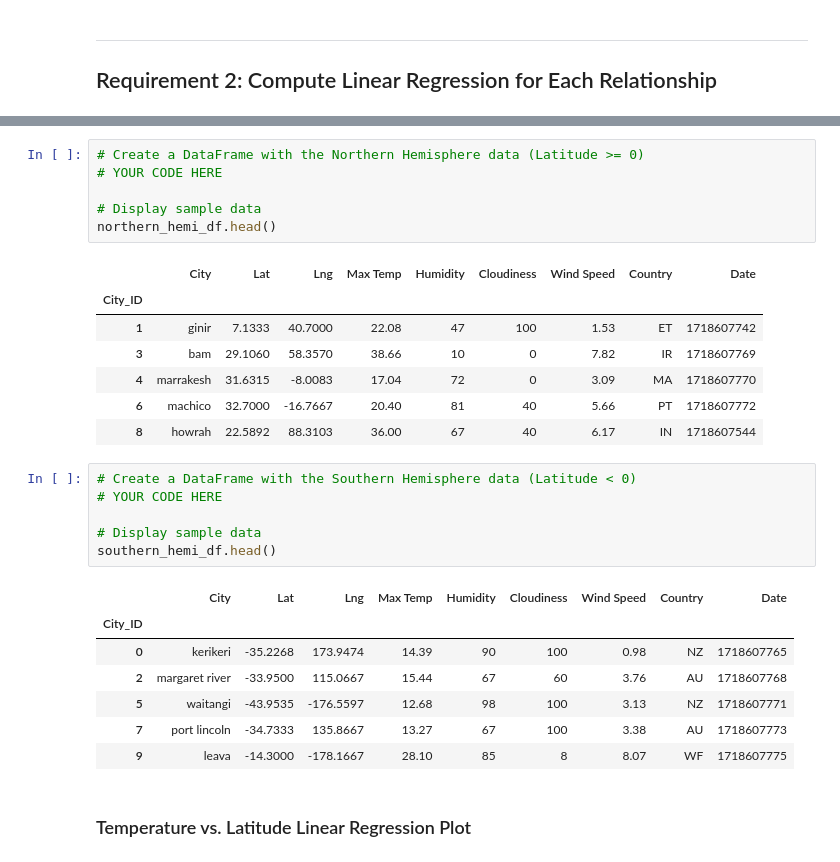
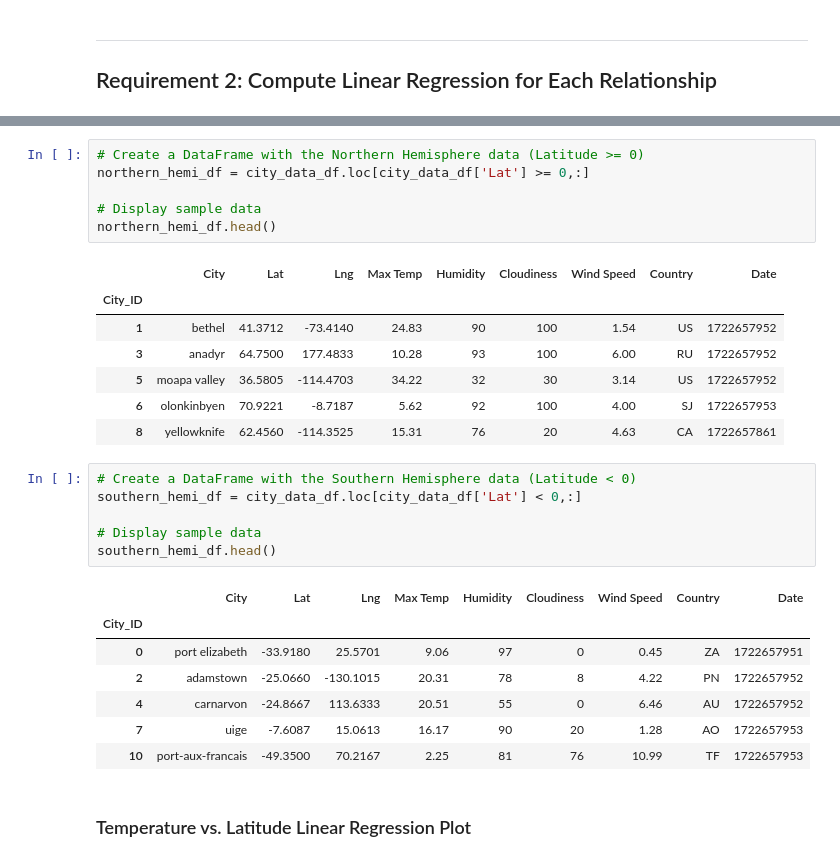
Before and after one commit to cmaijala/World_Weather_Analysis, a Jupyter notebook: WeatherPy/WeatherPy.ipynb, the cells around one changed output, grey strips where cells are left out. Drawn from its saved outputs; the diff is of its cells as text.

```diff
--- a/WeatherPy/WeatherPy.ipynb
+++ b/WeatherPy/WeatherPy.ipynb
@@ -285,30 +293,30 @@ plt.show()
 # %%
 # Create a DataFrame with the Northern Hemisphere data (Latitude >= 0)
-# YOUR CODE HERE
+northern_hemi_df = city_data_df.loc[city_data_df['Lat'] >= 0,:]
 
 # Display sample data
 northern_hemi_df.head()
 # %% [output]
 |  | City | Lat | Lng | Max Temp | Humidity | Cloudiness | Wind Speed | Country | Date |
 | City_ID |  |  |  |  |  |  |  |  |  |
-| 1 | ginir | 7.1333 | 40.7000 | 22.08 | 47 | 100 | 1.53 | ET | 1718607742 |
-| 3 | bam | 29.1060 | 58.3570 | 38.66 | 10 | 0 | 7.82 | IR | 1718607769 |
-| 4 | marrakesh | 31.6315 | -8.0083 | 17.04 | 72 | 0 | 3.09 | MA | 1718607770 |
-| 6 | machico | 32.7000 | -16.7667 | 20.40 | 81 | 40 | 5.66 | PT | 1718607772 |
-| 8 | howrah | 22.5892 | 88.3103 | 36.00 | 67 | 40 | 6.17 | IN | 1718607544 |
+| 1 | bethel | 41.3712 | -73.4140 | 24.83 | 90 | 100 | 1.54 | US | 1722657952 |
+| 3 | anadyr | 64.7500 | 177.4833 | 10.28 | 93 | 100 | 6.00 | RU | 1722657952 |
+| 5 | moapa valley | 36.5805 | -114.4703 | 34.22 | 32 | 30 | 3.14 | US | 1722657952 |
+| 6 | olonkinbyen | 70.9221 | -8.7187 | 5.62 | 92 | 100 | 4.00 | SJ | 1722657953 |
+| 8 | yellowknife | 62.4560 | -114.3525 | 15.31 | 76 | 20 | 4.63 | CA | 1722657861 |
 # %%
 # Create a DataFrame with the Southern Hemisphere data (Latitude < 0)
-# YOUR CODE HERE
+southern_hemi_df = city_data_df.loc[city_data_df['Lat'] < 0,:]
 
 # Display sample data
 southern_hemi_df.head()
 # %% [output]
 |  | City | Lat | Lng | Max Temp | Humidity | Cloudiness | Wind Speed | Country | Date |
 | City_ID |  |  |  |  |  |  |  |  |  |
-| 0 | kerikeri | -35.2268 | 173.9474 | 14.39 | 90 | 100 | 0.98 | NZ | 1718607765 |
-| 2 | margaret river | -33.9500 | 115.0667 | 15.44 | 67 | 60 | 3.76 | AU | 1718607768 |
-| 5 | waitangi | -43.9535 | -176.5597 | 12.68 | 98 | 100 | 3.13 | NZ | 1718607771 |
-| 7 | port lincoln | -34.7333 | 135.8667 | 13.27 | 67 | 100 | 3.38 | AU | 1718607773 |
-| 9 | leava | -14.3000 | -178.1667 | 28.10 | 85 | 8 | 8.07 | WF | 1718607775 |
+| 0 | port elizabeth | -33.9180 | 25.5701 | 9.06 | 97 | 0 | 0.45 | ZA | 1722657951 |
+| 2 | adamstown | -25.0660 | -130.1015 | 20.31 | 78 | 8 | 4.22 | PN | 1722657952 |
+| 4 | carnarvon | -24.8667 | 113.6333 | 20.51 | 55 | 0 | 6.46 | AU | 1722657952 |
+| 7 | uige | -7.6087 | 15.0613 | 16.17 | 90 | 20 | 1.28 | AO | 1722657953 |
+| 10 | port-aux-francais | -49.3500 | 70.2167 | 2.25 | 81 | 76 | 10.99 | TF | 1722657953 |
 # %% [markdown]
 ###  Temperature vs. Latitude Linear Regression Plot
```
Also changed, not shown: parts of 35 cells of this notebook, 5 other files.
